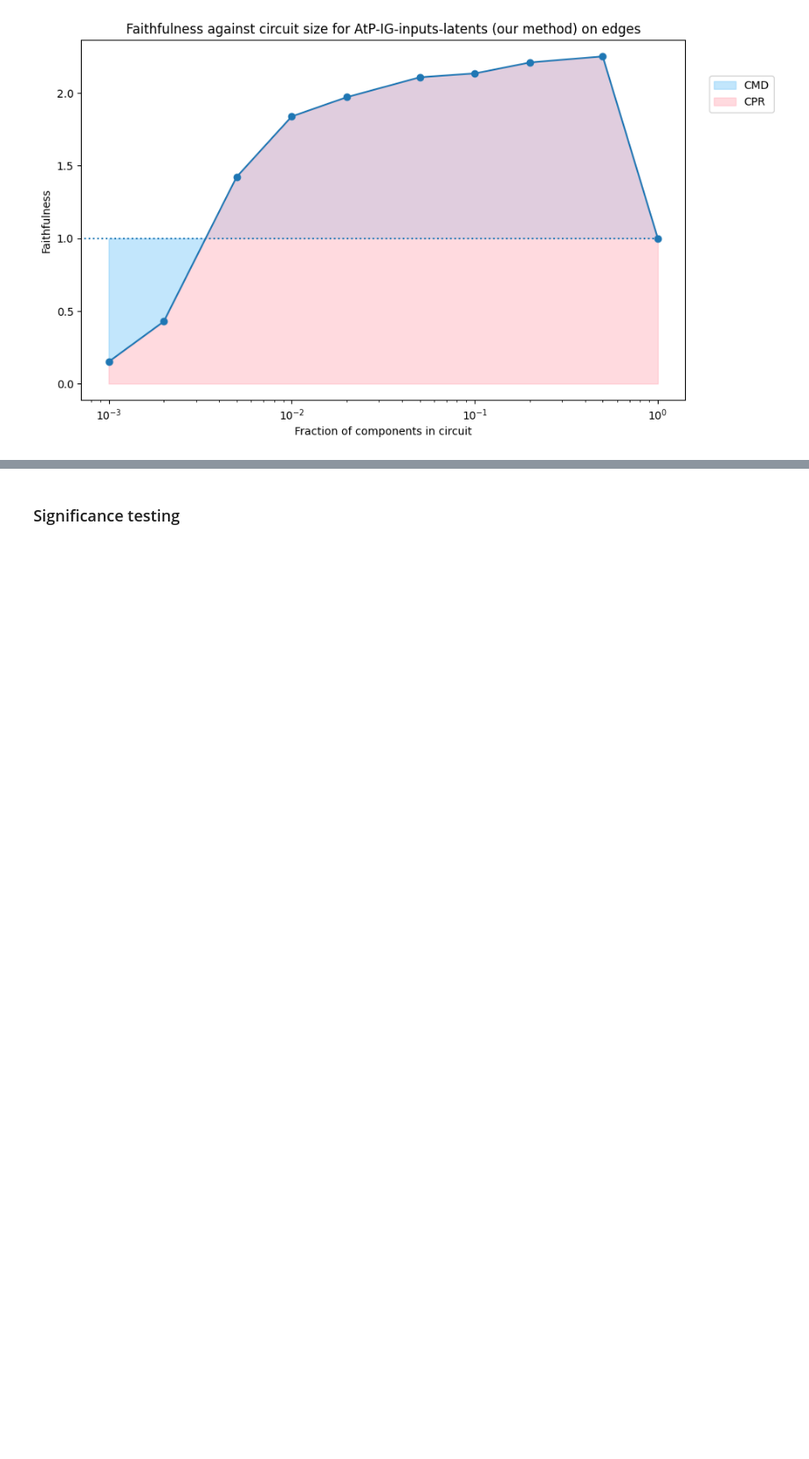
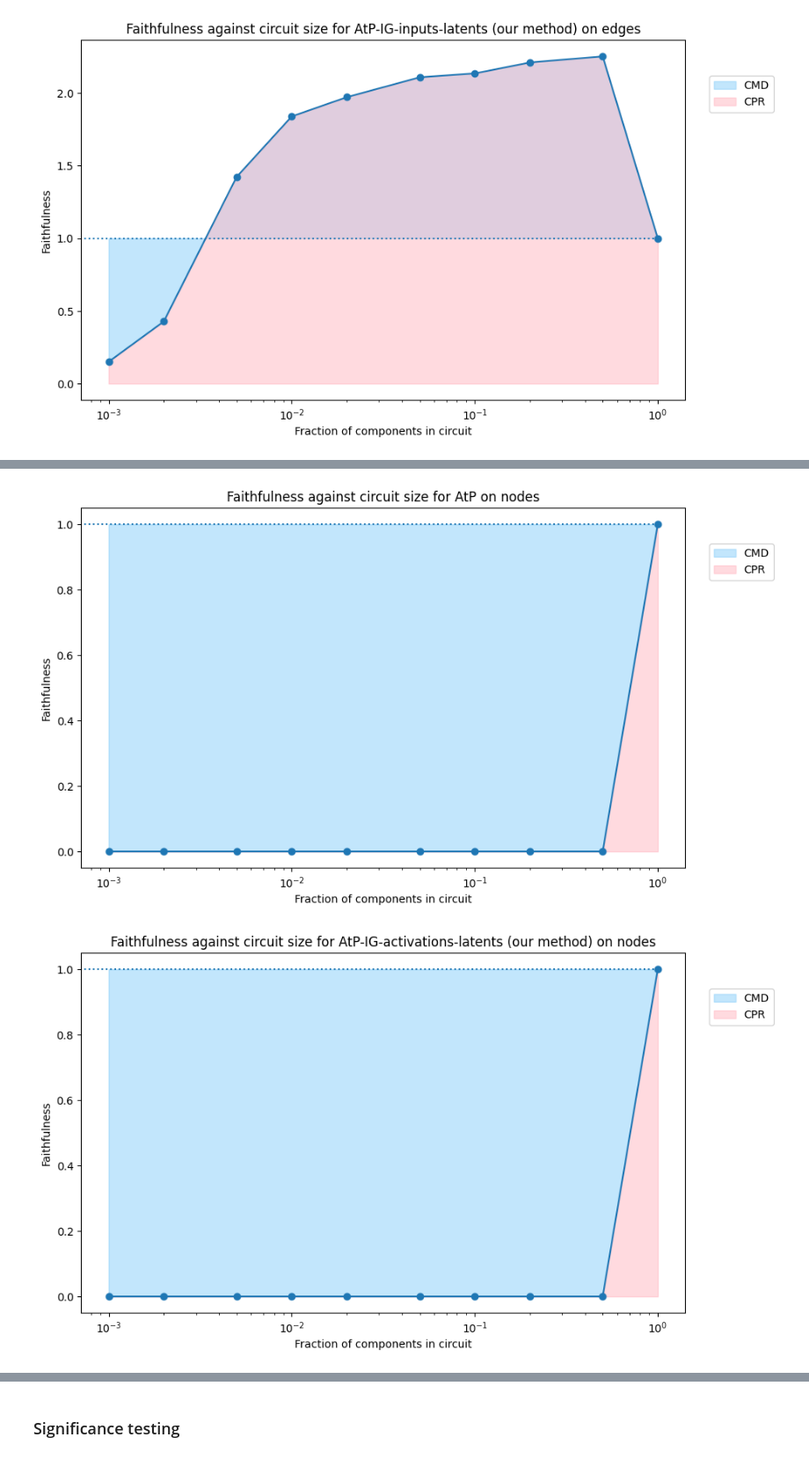
Before and after one commit to mwmlo/MIB-circuit-track, a Jupyter notebook: debug.ipynb, the cells around one changed output, grey strips where cells are left out. Shown at 88% size. Saved outputs shown, nothing was run; the diff lists cells and outputs as text; code cells hidden in the pictures; blank space fills up the shorter version.

```diff
--- a/debug.ipynb
+++ b/debug.ipynb
@@ -284,0 +321,21 @@ plot_faithfulness(path, "AtP-IG-inputs-latents (our method) on edges")
+# %%
+path = 'results/EAP_patching_node/ioi_gpt2_test_abs-False.pkl'
+plot_faithfulness(path, "AtP on nodes")
+
+# Activations
+
+path = 'results/custom_patching_node/ioi_gpt2_test_abs-False.pkl'
+plot_faithfulness(path, "AtP-IG-activations-latents (our method) on nodes")
+
+path = 'results/EAP-IG-activations_patching_node/ioi_gpt2_test_abs-False.pkl'
+plot_faithfulness(path, "AtP-IG-activations on nodes")
+
+# Inputs
+path = 'results/EAP-IG-inputs_patching_node/ioi_gpt2_test_abs-False.pkl'
+plot_faithfulness(path, "AtP-IG-inputs on nodes")
+
+path = 'results/custom-inputs_patching_node/ioi_gpt2_test_abs-False.pkl'
+plot_faithfulness(path, "AtP-IG-inputs-latents (our method) on nodes")
+# %% [output]
+[figure, added]
+[figure, added]
```
Also changed, not shown: parts of 4 cells of this notebook.
